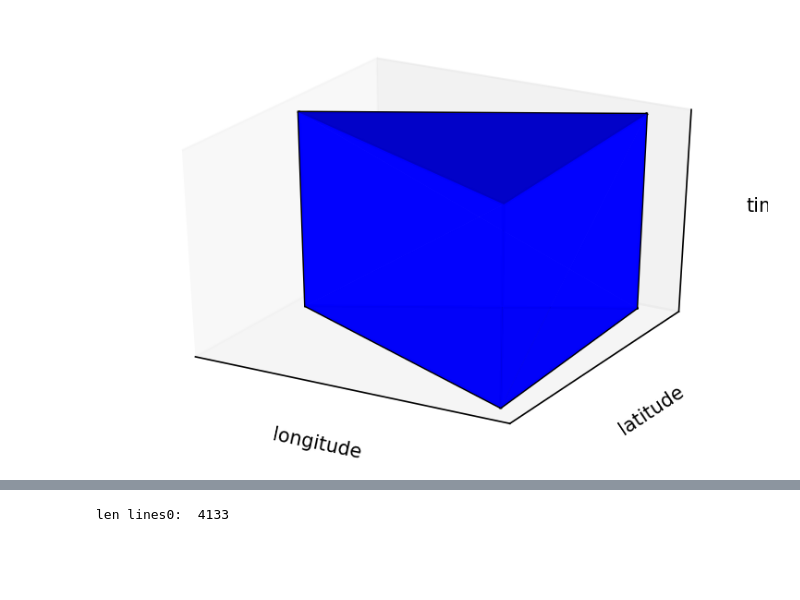
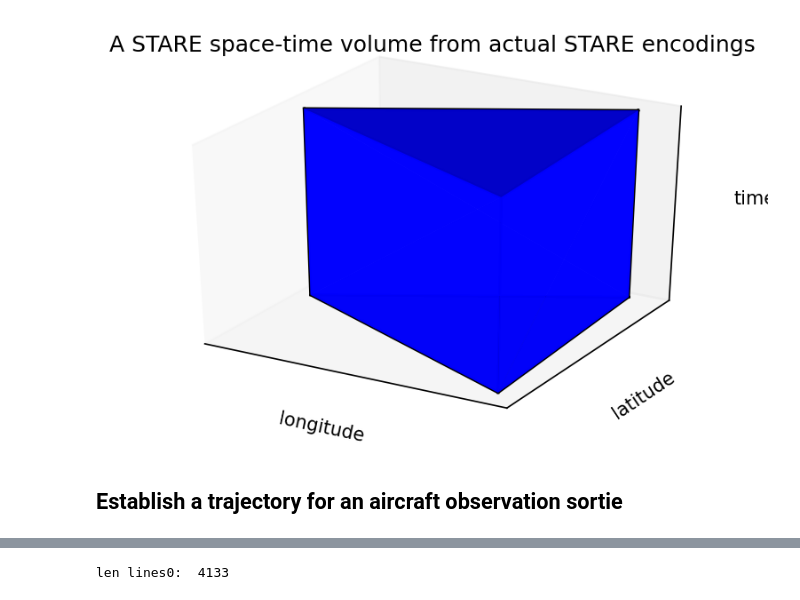
Before and after one commit to SpatioTemporal/hello_plot, a Jupyter notebook: examples/08-Pystareplotlib-1.ipynb, the cells around one changed output, grey strips where cells are left out. Drawn from its saved outputs; the diff is of its cells as text; code cells hidden in the pictures; blank space fills up the shorter version.

```diff
--- a/examples/08-Pystareplotlib-1.ipynb
+++ b/examples/08-Pystareplotlib-1.ipynb
@@ -274,33 +277,32 @@ if True:
         sp = stare_prism(siv=siv
                          ,tiv=numpy.array([0x1f484ade232b1b6d],dtype=numpy.int64)
                          ,color=mpl.colors.rgb2hex([0,0,1])
-                         # ,color=mpl.colors.rgb2hex([0.5,0.5,0.5])
-                         #,tiv_mock=numpy.array([0.2,0.7,0.9,1.5])
                         )
 
         end_faces_plot = [False]*6
         end_faces_plot[0]=True
         end_faces_plot[5]=True
 
         sp.plot1_simple(
             usr_figax
             ,alpha=0.9
             ,prism_edge_color='k'
             ,end_faces_plot=end_faces_plot
         )
 
 #usr_figax.ax.axes.set_zlim3d(bottom=0.0,top=1.0)
 
 usr_figax.ax.get_xaxis().set_ticks([])
 usr_figax.ax.set_xlabel('longitude')
 
 usr_figax.ax.get_yaxis().set_ticks([])
 usr_figax.ax.set_ylabel('latitude')
 
 usr_figax.ax.get_zaxis().set_ticks([])
 usr_figax.ax.set_zlabel('time')
 
+plt.title('A STARE space-time volume from actual STARE encodings')
 plt.show()
 del usr_figax
 # %% [output]
-[figure, old version]
+[figure, new version]
@@ -319,3 +309,5 @@ for i in range(int(n/2)):
+# %% [markdown]
+## Establish a trajectory for an aircraft observation sortie
 # %%
 n = 128
 times = 0.75*numpy.arange(n,dtype=numpy.double)/(24.0*60.0) + 2440000.0
```
Also changed, not shown: parts of 39 cells of this notebook, 1 other file.
